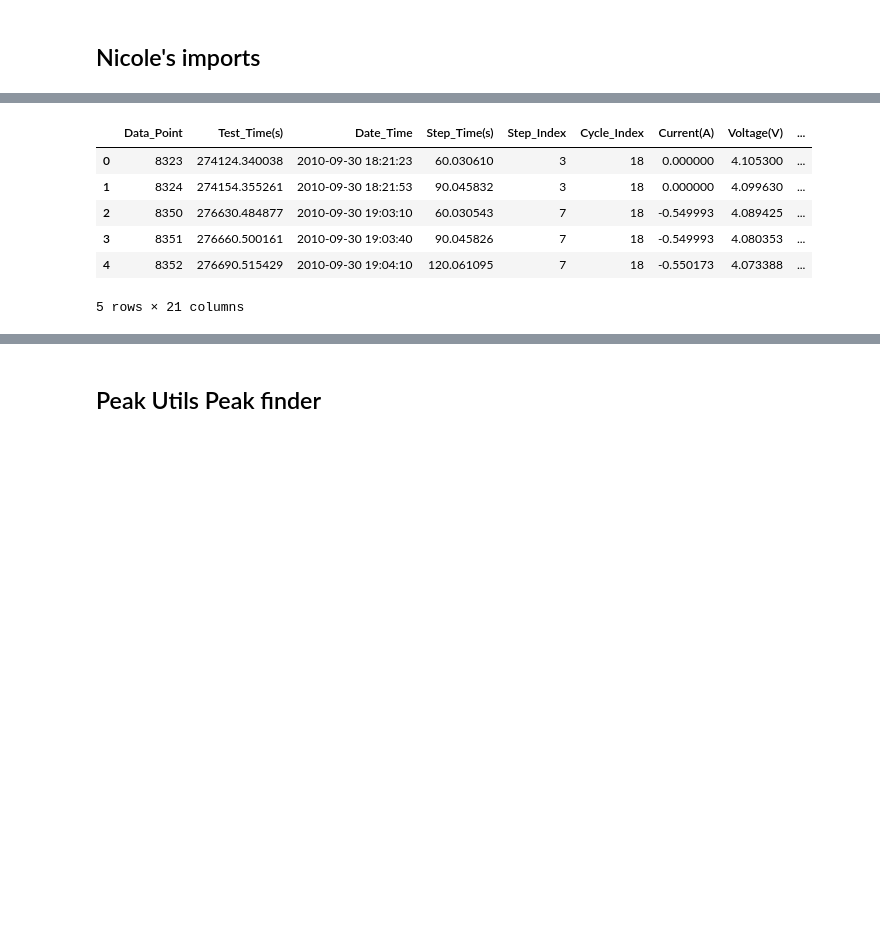
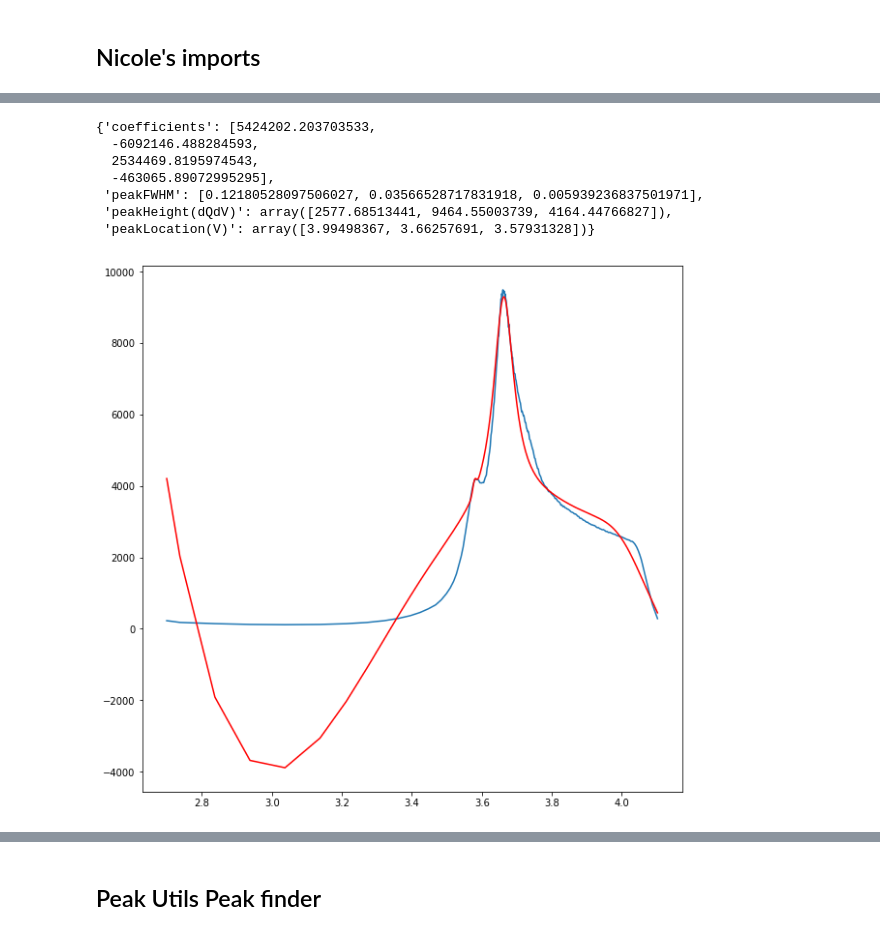
Before and after one commit to nicolet5/DiffCapAnalyzer, a Jupyter notebook: ourproject/FittingFunctionDev.ipynb, the cells around one changed output, grey strips where cells are left out. Drawn from its saved outputs; the diff is of its cells as text; code cells hidden in the pictures; blank space fills up the shorter version.

```diff
--- a/ourproject/FittingFunctionDev.ipynb
+++ b/ourproject/FittingFunctionDev.ipynb
@@ -39,13 +39,14 @@ myplot = plt.plot(charge['Voltage(V)'], charge['Smoothed_dQ/dV'])
-# %%
-charge.head()
-# %% [output]
-|  | Data_Point | Test_Time(s) | Date_Time | Step_Time(s) | Step_Index | Cycle_Index | Current(A) | Voltage(V) | ... |
-| 0 | 8323 | 274124.340038 | 2010-09-30 18:21:23 | 60.030610 | 3 | 18 | 0.000000 | 4.105300 | ... |
-| 1 | 8324 | 274154.355261 | 2010-09-30 18:21:53 | 90.045832 | 3 | 18 | 0.000000 | 4.099630 | ... |
-| 2 | 8350 | 276630.484877 | 2010-09-30 19:03:10 | 60.030543 | 7 | 18 | -0.549993 | 4.089425 | ... |
-| 3 | 8351 | 276660.500161 | 2010-09-30 19:03:40 | 90.045826 | 7 | 18 | -0.549993 | 4.080353 | ... |
-| 4 | 8352 | 276690.515429 | 2010-09-30 19:04:10 | 120.061095 | 7 | 18 | -0.550173 | 4.073388 | ... |
-5 rows × 21 columns
+# %%
+descriptor_func(charge['Voltage(V)'], charge['Smoothed_dQ/dV'], 'c')
+# %% [output]
+{'coefficients': [5424202.203703533,
+  -6092146.488284593,
+  2534469.8195974543,
+  -463065.89072995295],
+ 'peakFWHM': [0.12180528097506027, 0.03566528717831918, 0.005939236837501971],
+ 'peakHeight(dQdV)': array([2577.68513441, 9464.55003739, 4164.44766827]),
+ 'peakLocation(V)': array([3.99498367, 3.66257691, 3.57931328])}
+[figure, added]
 # %%
 sigx_bot = pd.to_numeric(charge['Voltage(V)']).as_matrix()
 sigy_bot = -pd.to_numeric(charge['Smoothed_dQ/dV']).as_matrix()
```
Also changed, not shown: parts of 12 cells of this notebook.
